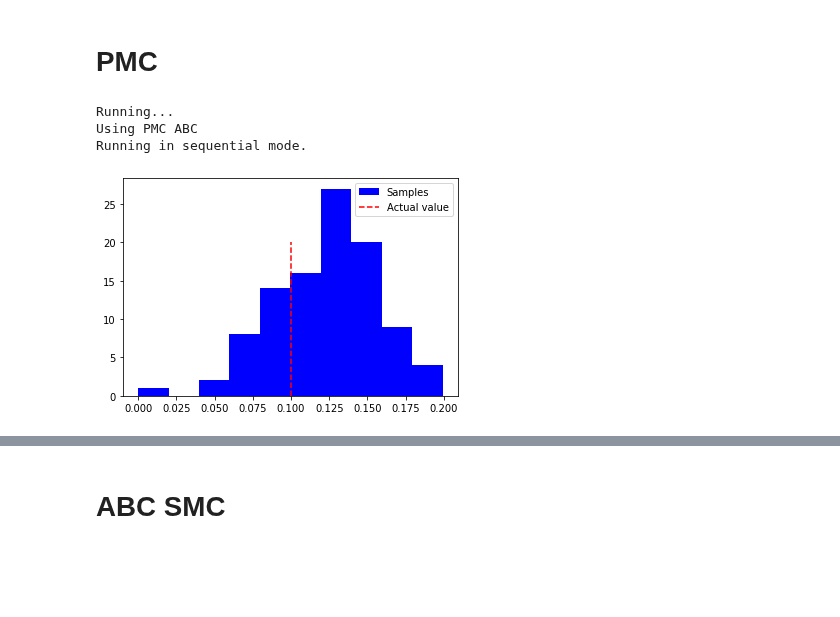
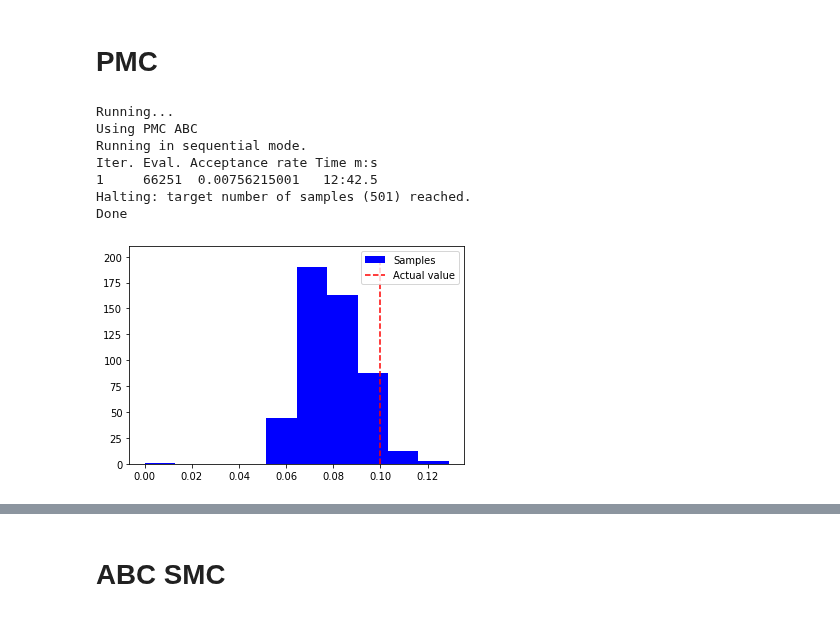
Before and after one commit to pints-team/pints, a Jupyter notebook: logistic.ipynb, the cells around one changed output, grey strips where cells are left out. Saved outputs shown, nothing was run; the diff lists cells and outputs as text; code cells hidden in the pictures; blank space fills up the shorter version.

```diff
--- a/logistic.ipynb
+++ b/logistic.ipynb
@@ -8,15 +8,19 @@ import pints.plot
 import numpy as np
 import matplotlib.pyplot as plt
 # %%
-n_0 = 0
+n_0 = 1
 model = pints.toy.stochastic.LogisticModel(n_0)
 
-times = np.linspace(0, 100, 101)
+times = np.linspace(0, 125, 101)
 
 # $b_0$ = 0.1, $k$ = 500
 params = [0.1, 500]
 
 values = model.simulate(params, times)
+problem = pints.SingleOutputProblem(model, times, values)
+error_measure = pints.RootMeanSquaredError(problem)
+
+log_prior = pints.UniformLogPrior([0.0, 400], [0.3, 700])
 
 plt.step(times, values)
 plt.xlabel('Time')
@@ -84,11 +88,11 @@ np.random.seed(3)
 abc = pints.ABCController(error_measure, log_prior, method=pints.ABCPMC)
 
 # set the threshold
-abc.sampler().set_threshold(4)
+abc.sampler().set_threshold(35)
 
 # set target number of samples
 # try this
-abc.set_n_samples(1000)
+abc.set_n_samples(500)
 
 # setting the number of generations
 abc.sampler().set_n_generations(10)
@@ -106,11 +110,15 @@ print('Done')
 Running...
 Using PMC ABC
 Running in sequential mode.
+Iter. Eval. Acceptance rate Time m:s
+1     66251  0.00756215001   12:42.5
+Halting: target number of samples (501) reached.
+Done
 # %%
 plt.hist(samples[:,0], color="blue", label="Samples")
-plt.vlines(x=0.1, linestyles='dashed', ymin=0, ymax=20, label="Actual value", color="red")
+plt.vlines(x=0.1, linestyles='dashed', ymin=0, ymax=200, label="Actual value", color="red")
 # plt.plot(thetas, true_prob, label="posterior")
 plt.legend()
 plt.show()
 # %% [output]
-[figure, old version]
+[figure, new version]
```
Also changed, not shown: parts of 8 cells of this notebook.
